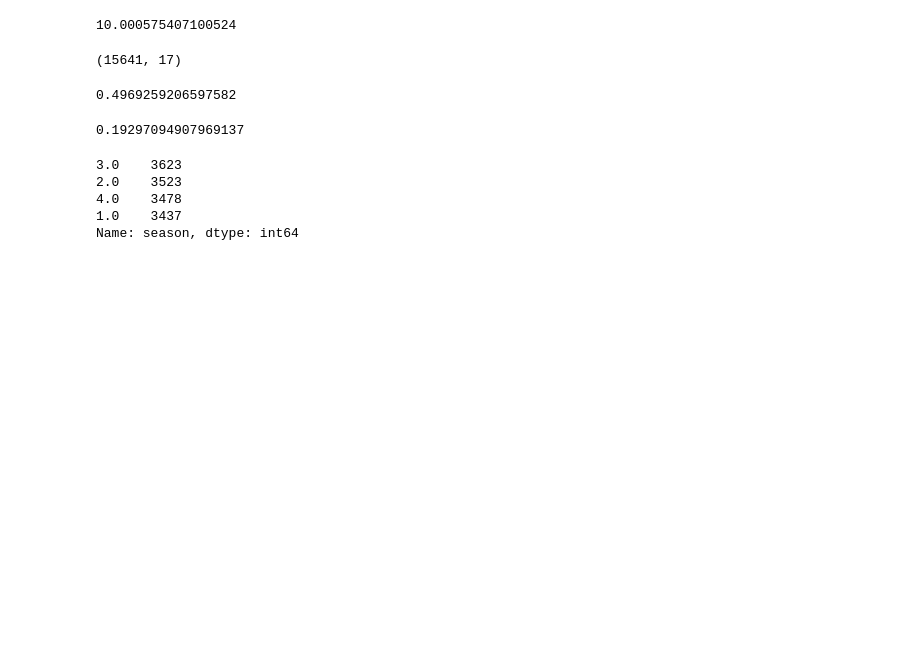
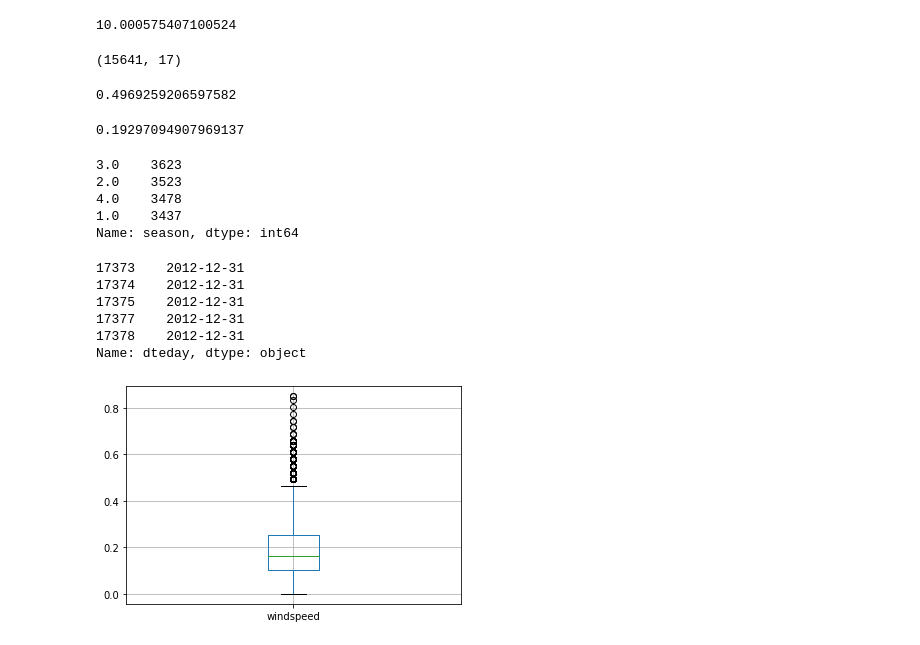
Before and after one commit to simoneperazzoli/IGTI_MLAnalystBootcamp, a Jupyter notebook: modulo_1/challenge_module1.ipynb, the cells around one changed output. Saved outputs shown, nothing was run; the diff lists cells and outputs as text; code cells hidden in the pictures; blank space fills up the shorter version.

```diff
--- a/modulo_1/challenge_module1.ipynb
+++ b/modulo_1/challenge_module1.ipynb
@@ -105,14 +105,26 @@ Name: season, dtype: int64
 # %%
 # 8 - Considere o dataset após a retirada das linhas que continham valores nulos para a coluna "dteday".
 #Transforme a coluna "dteday" no tipo "datetime". Qual é a última data presente no dataset ( YYYY-MM-DD)?
+challenge_drop['dteday'].tail()
+# %% [output]
+17373    2012-12-31
+17374    2012-12-31
+17375    2012-12-31
+17377    2012-12-31
+17378    2012-12-31
+Name: dteday, dtype: object
 # %%
 # 9 - Considere o dataset após a retirada das linhas que continham valores nulos para a coluna "dteday".
 # Considerendo o boxplot da variável "windspeed" (velocidade do vento) é CORRETO afirmar?
 
 #Existem possíveis outliers, pois não existem marcações (pontos) foras dos limites do boxplot.
-#Existem possíveis outliers, pois existem marcações (pontos) foras dos limites do boxplot.
+# **Existem possíveis outliers, pois existem marcações (pontos) foras dos limites do boxplot.**
 #Não existem possíveis outliers, pois existem marcações (pontos) foras dos limites do boxplot.
 #Não existem possíveis outliers, pois não existem marcações (pontos) foras dos limites do boxplot.
+
+challenge_drop.boxplot(column=['windspeed']);
+# %% [output]
+[figure, added]
 # %%
 # 10 - Considere o dataset após a retirada das linhas que continham valores nulos para a coluna "dteday".
 # Selecione as colunas "season", "temp", "atemp", "hum", "windspeed". Plot a matriz de correlação. Sobre as variáveis "hum" e "cnt" é CORRETO afirmar:
```
Also changed, not shown: parts of 10 cells of this notebook.
